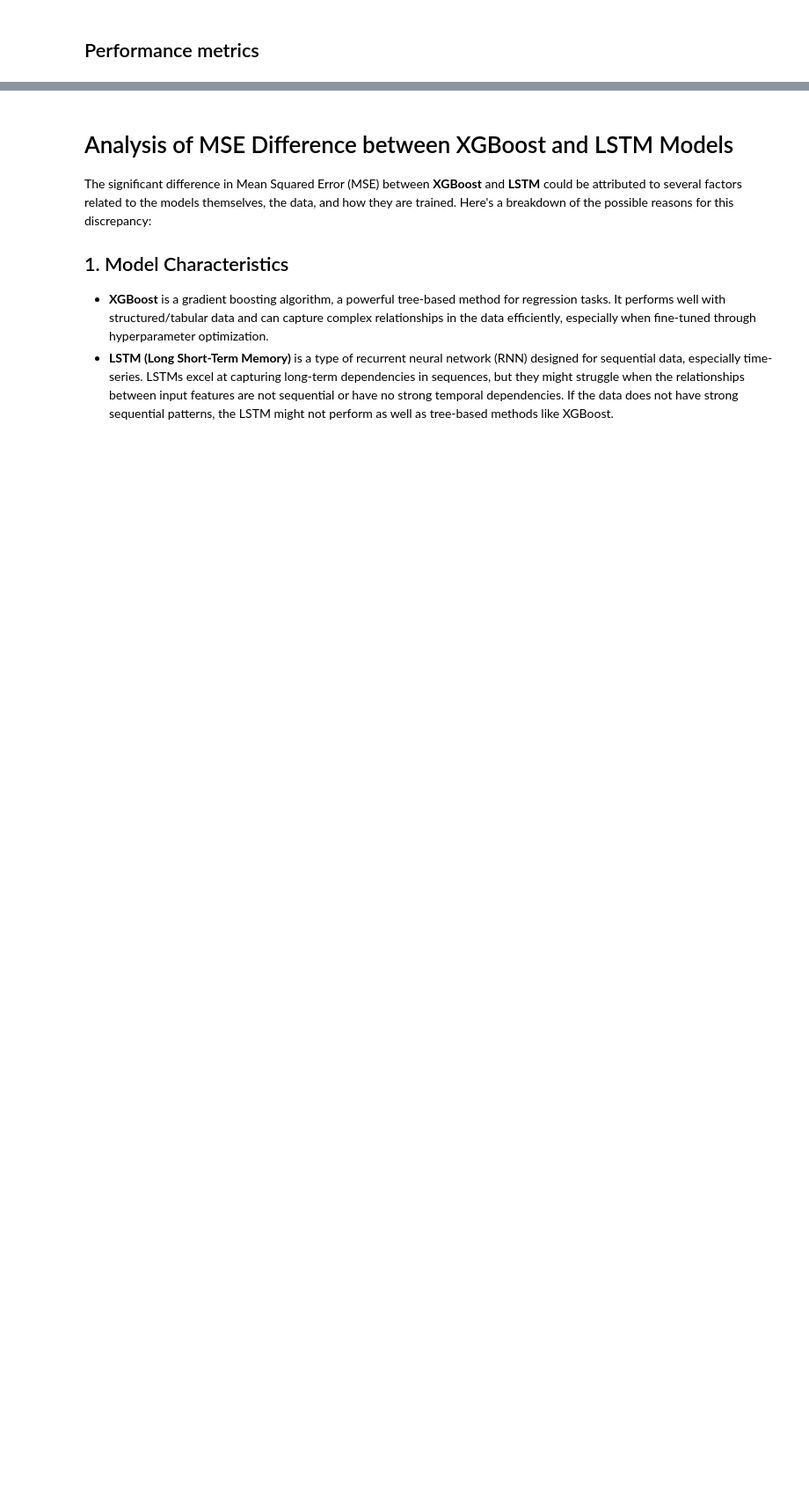
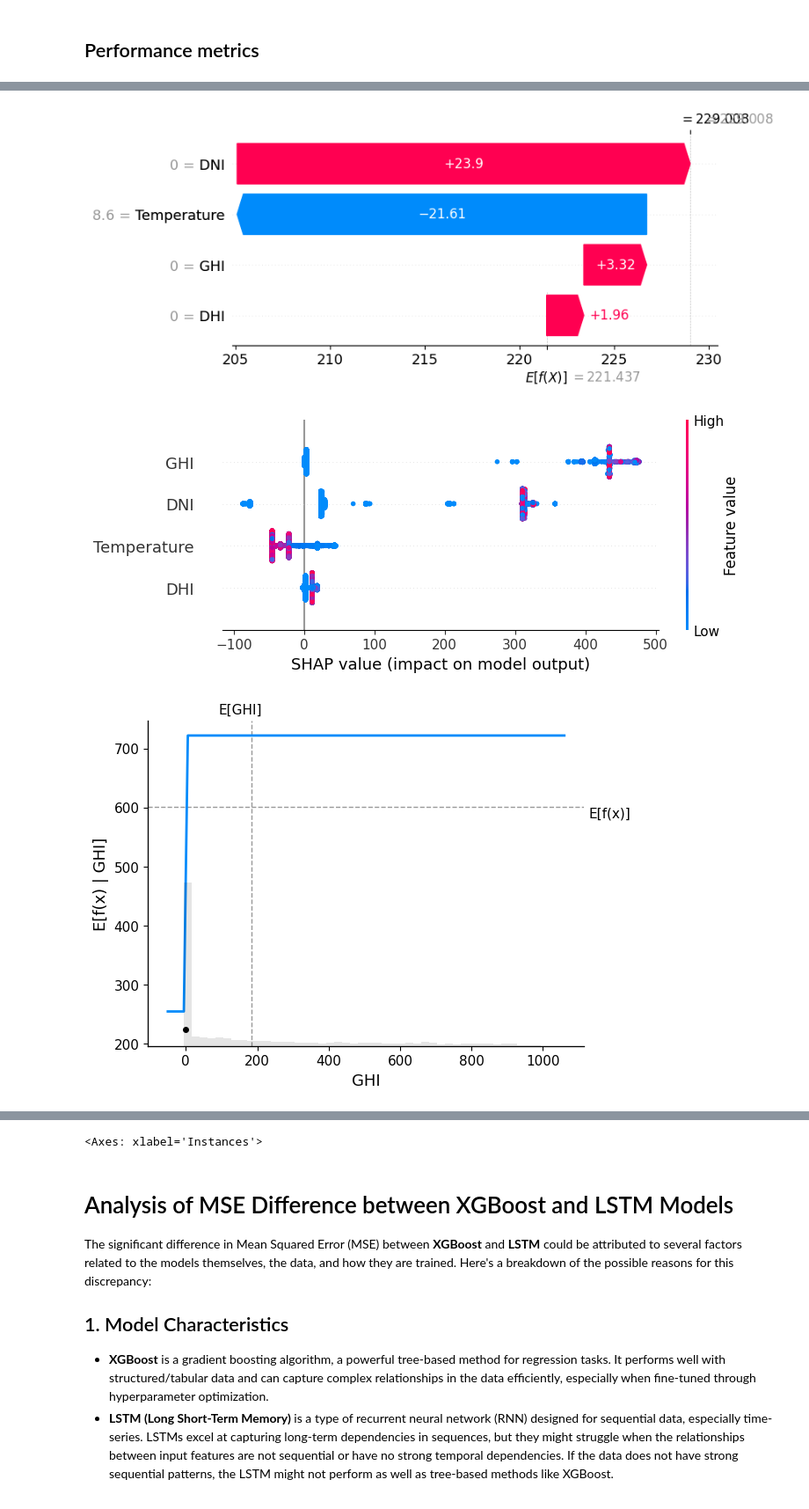
Before and after one commit to giutala/aee_2425, a Jupyter notebook: models.ipynb, the cells around one changed output, grey strips where cells are left out. Shown at 88% size. Saved outputs shown, nothing was run; the diff lists cells and outputs as text; code cells hidden in the pictures; blank space fills up the shorter version.

```diff
--- a/models.ipynb
+++ b/models.ipynb
@@ -427,0 +475,50 @@ R²: 0.9344
+# %%
+# Create the SHAP explainer for the model
+explainer = shap.Explainer(final_xgb_model)
+
+# Calculate SHAP values for the training set
+shap_values = explainer(X_train)
+
+
+# Step 1: Waterfall plot for a single sample
+# This plot shows how each feature contributes to the model's prediction for a specific sample.
+# Positive contributions (pushing the prediction higher) are shown in red, while negative contributions (pushing the prediction lower) are shown in blue.
+# The final prediction is a combination of the base value (model's mean prediction) and the sum of these contributions.
+sample_ind = 0  # Index of the sample you want to plot
+shap.plots.waterfall(shap_values[sample_ind], max_display=14)
+
+# Step 2: Beeswarm plot for all features
+# This plot provides an overview of the SHAP values for all features across the dataset.
+# Each dot represents the impact of a single feature on a specific prediction.
+# The horizontal spread shows the range of SHAP values for that feature, and color indicates the feature value (e.g., red for high values, blue for low).
+shap.plots.beeswarm(shap_values)
+
+# Step 3: Partial dependence plot (PDP) for a specific feature ("GHI" in this case)
+# This plot shows the average model prediction for different values of the selected feature ("GHI").
+# The solid line represents the PDP, illustrating how the prediction changes as the feature value varies.
+# The overlayed SHAP values (from the sample) show the model's sensitivity to this feature for a particular instance.
+fig, ax = shap.partial_dependence_plot(
+    "GHI",  # You can change this to any feature from your dataset
+    final_xgb_model.predict,
+    X_train,  # Your feature data
+    model_expected_value=True,
+    feature_expected_value=True,
+    show=False,
+    ice=False,
+    shap_values=shap_values[sample_ind : sample_ind + 1, :],
+)
+
+# Step 4: SHAP Scatter Plot for a specific feature (e.g., 'GHI')
+# This scatter plot displays the relationship between a specific feature's value and its SHAP value across all samples.
+# Points are colored by another feature's SHAP value (or the same feature if not specified), allowing insights into interactions between features.
+shap.plots.scatter(shap_values[:, "GHI"], color=shap_values)
+
+# Step 5: Heatmap for a subset of the data
+# The heatmap shows the SHAP values for multiple samples (e.g., the first 1000) across all features.
+# Rows represent samples, and columns represent features.
+# The color intensity indicates the magnitude of the SHAP value (red for positive impact, blue for negative impact).
+shap.plots.heatmap(shap_values[:1000])  # You can adjust this slice
+# %% [output]
+[figure, added]
+[figure, added]
+[figure, added]
@@ -428,3 +527,4 @@ R²: 0.9344
+<Axes: xlabel='Instances'>
 # %% [markdown]
 # Analysis of MSE Difference between XGBoost and LSTM Models
 
```
Also changed, not shown: parts of 11 cells of this notebook, 6 other files.
